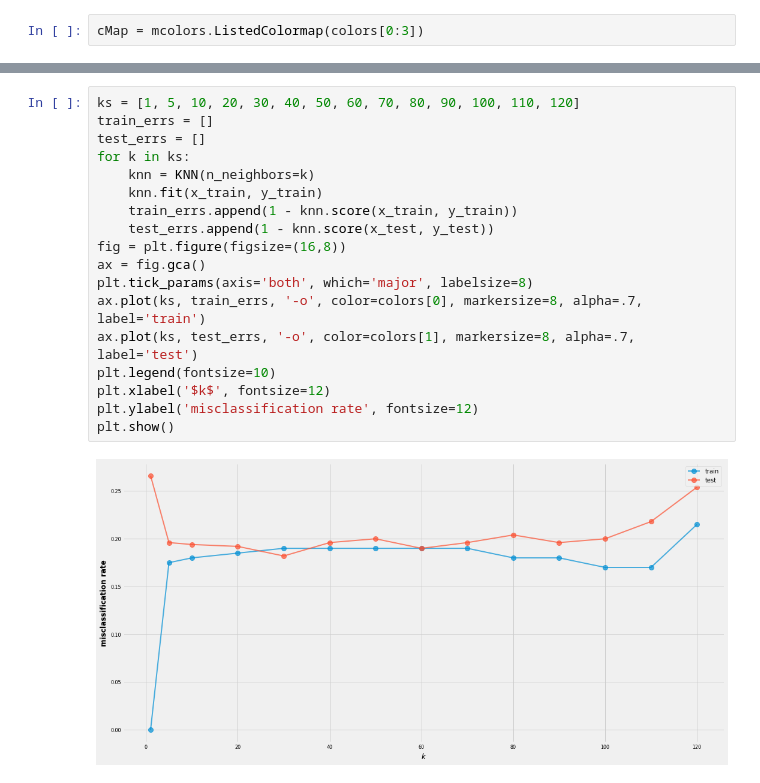
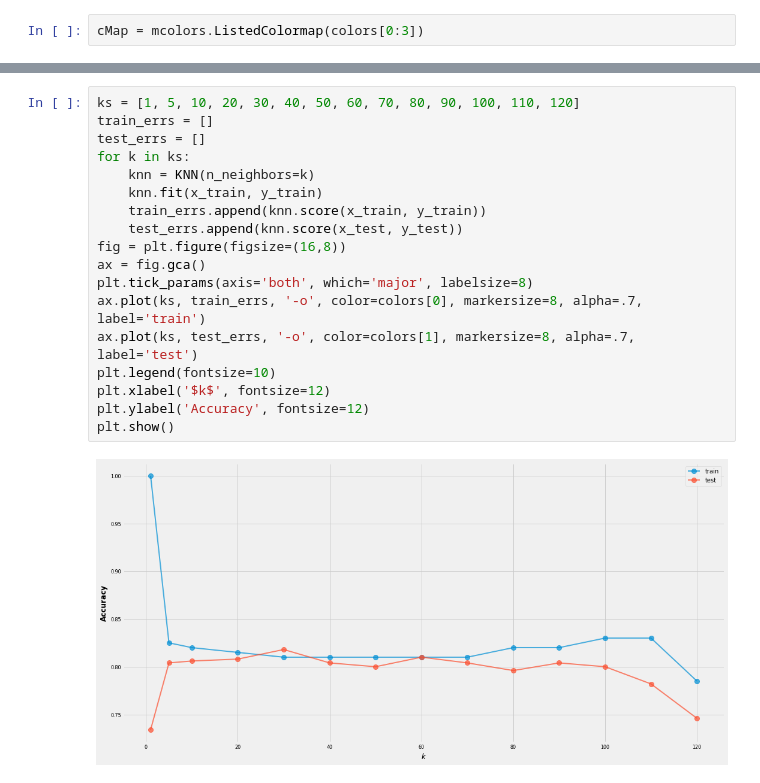
Before and after one commit to tvml/ml2526, a Jupyter notebook: codici/knn.ipynb, the cells around one changed output, grey strips where cells are left out. Saved outputs shown, nothing was run; the diff lists cells and outputs as text.

```diff
--- a/codici/knn.ipynb
+++ b/codici/knn.ipynb
@@ -139,23 +139,23 @@ plt.show()
 # %%
 ks = [1, 5, 10, 20, 30, 40, 50, 60, 70, 80, 90, 100, 110, 120]
 train_errs = []
 test_errs = []
 for k in ks:
     knn = KNN(n_neighbors=k)
     knn.fit(x_train, y_train)
-    train_errs.append(1 - knn.score(x_train, y_train))
-    test_errs.append(1 - knn.score(x_test, y_test))
+    train_errs.append(knn.score(x_train, y_train))
+    test_errs.append(knn.score(x_test, y_test))
 fig = plt.figure(figsize=(16,8))
 ax = fig.gca()
 plt.tick_params(axis='both', which='major', labelsize=8)
 ax.plot(ks, train_errs, '-o', color=colors[0], markersize=8, alpha=.7, label='train')
 ax.plot(ks, test_errs, '-o', color=colors[1], markersize=8, alpha=.7, label='test')
 plt.legend(fontsize=10)
 plt.xlabel('$k$', fontsize=12)
-plt.ylabel('misclassification rate', fontsize=12)
+plt.ylabel('Accuracy', fontsize=12)
 plt.show()
 # %% [output]
-[figure, old version]
+[figure, new version]
 # %%
 #cross_validate
 scores = []
```
Also changed, not shown: parts of 2 cells of this notebook, 1 other file.
